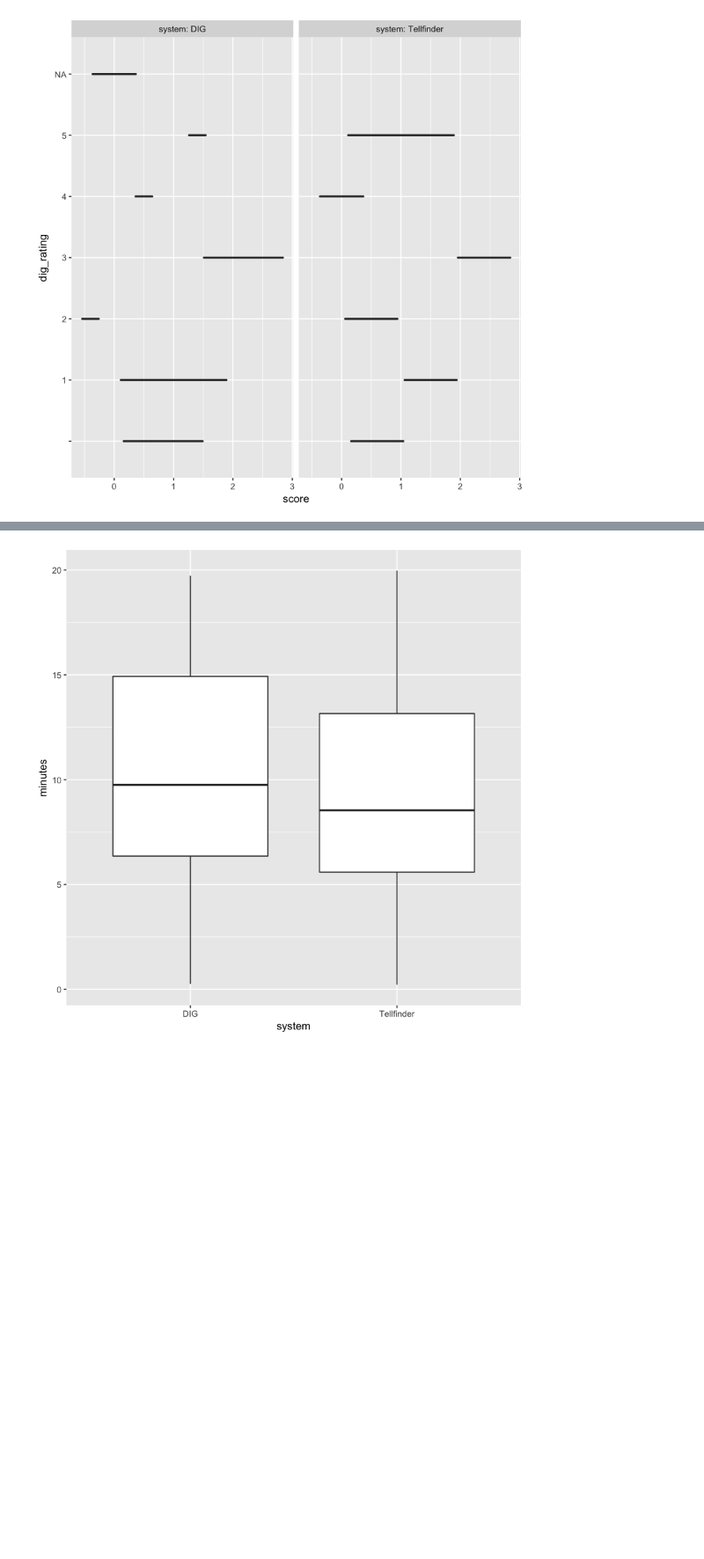
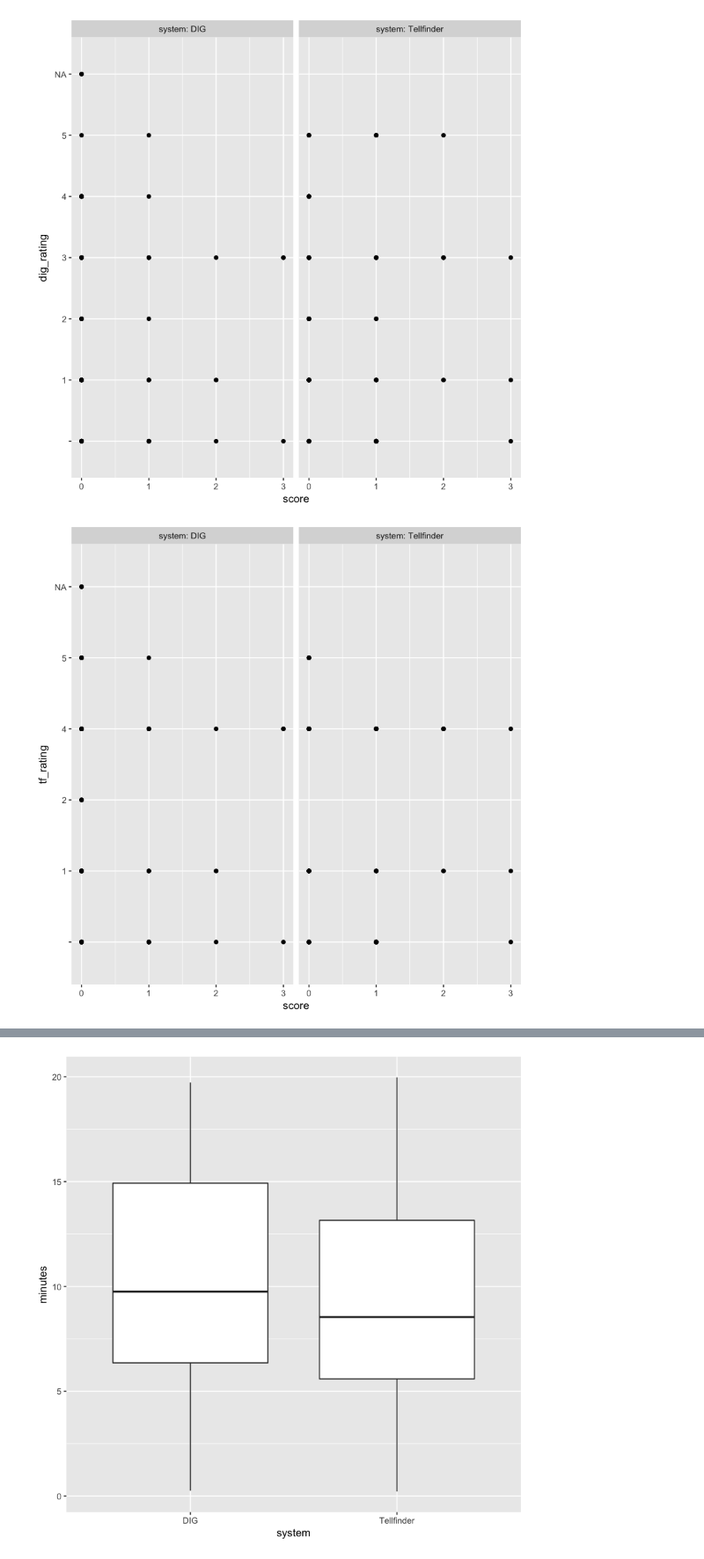
Before and after one commit to isoboroff/memex-hitl2, a Jupyter notebook: Data-analysis.ipynb, the cells around one changed output, grey strips where cells are left out. Shown: that part at 88% size. Cells and saved outputs as stored; diff of their text form; code cells hidden in the pictures; blank space fills up the shorter version.

```diff
--- a/Data-analysis.ipynb
+++ b/Data-analysis.ipynb
@@ -77,6 +100,7 @@ And then join the demographic data with the scores so we can analyze scores at d
 # %%
 demo_scores <- scores %>% left_join(demog)
-ggplot(demo_scores, aes(score, dig_rating)) + geom_boxplot() + facet_wrap(~system, labeller="label_both")
+ggplot(demo_scores, aes(score, dig_rating)) + geom_point() + facet_wrap(~system, labeller="label_both")
+ggplot(demo_scores, aes(score, tf_rating)) + geom_point() + facet_wrap(~system, labeller="label_both")
 # %% [output]
 Joining, by = "participant"
 Warning message:
@@ -86,2 +109,3 @@ Warning message:
-[figure, old version]
+[figure, new version]
+[figure, added]
 # %% [markdown]
```
Also changed, not shown: parts of 17 cells of this notebook.
